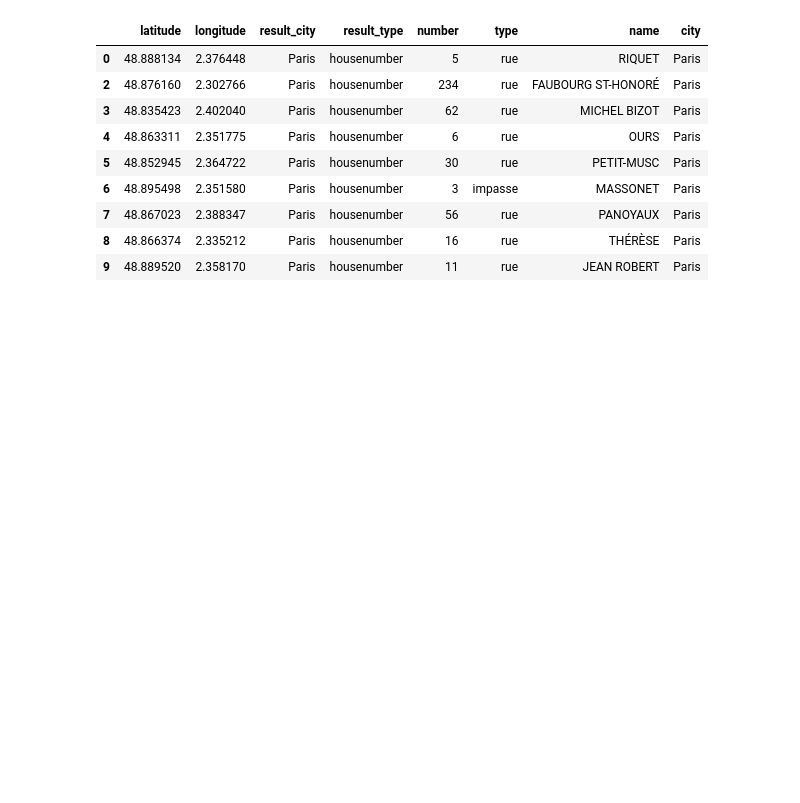
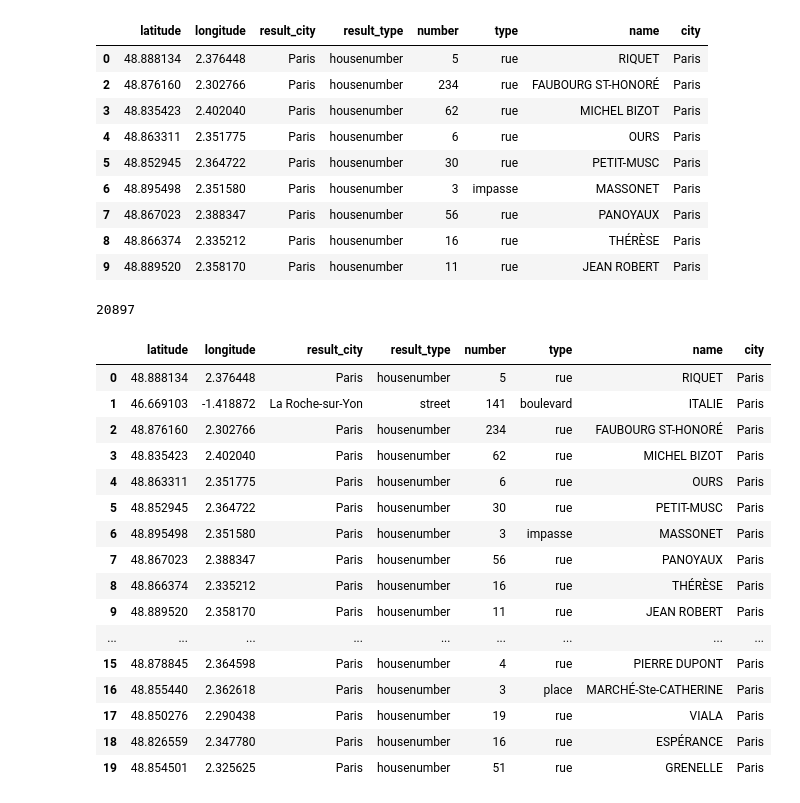
Before and after one commit to alexandreszsz/tp_geoloc, a Jupyter notebook: sheet1.ipynb, the cells around one changed output. Cells and saved outputs as stored; diff of their text form; code cells hidden in the pictures; blank space fills up the shorter version.

```diff
--- a/sheet1.ipynb
+++ b/sheet1.ipynb
@@ -212,0 +211,5 @@ addresses.to_csv('data/addresses-complete.csv',index=False)
+# %%
+# sanity check
+len(addresses)
+# %% [output]
+20897
@@ -212,0 +220,30 @@ addresses.to_csv('data/addresses-complete.csv',index=False)
+# %%
+import folium
+# pour commencer on va recharger la dataframe précédente
+import pandas as pd
+
+addresses = pd.read_csv("data/addresses-complete.csv")
+
+# et en faire un petit échantillon
+
+addresses_small = addresses.iloc[:20]
+# %%
+addresses_small
+# %% [output]
+|  | latitude | longitude | result_city | result_type | number | type | name | city |
+| 0 | 48.888134 | 2.376448 | Paris | housenumber | 5 | rue | RIQUET | Paris |
+| 1 | 46.669103 | -1.418872 | La Roche-sur-Yon | street | 141 | boulevard | ITALIE | Paris |
+| 2 | 48.876160 | 2.302766 | Paris | housenumber | 234 | rue | FAUBOURG ST-HONORÉ | Paris |
+| 3 | 48.835423 | 2.402040 | Paris | housenumber | 62 | rue | MICHEL BIZOT | Paris |
+| 4 | 48.863311 | 2.351775 | Paris | housenumber | 6 | rue | OURS | Paris |
+| 5 | 48.852945 | 2.364722 | Paris | housenumber | 30 | rue | PETIT-MUSC | Paris |
+| 6 | 48.895498 | 2.351580 | Paris | housenumber | 3 | impasse | MASSONET | Paris |
+| 7 | 48.867023 | 2.388347 | Paris | housenumber | 56 | rue | PANOYAUX | Paris |
+| 8 | 48.866374 | 2.335212 | Paris | housenumber | 16 | rue | THÉRÈSE | Paris |
+| 9 | 48.889520 | 2.358170 | Paris | housenumber | 11 | rue | JEAN ROBERT | Paris |
+| ... | ... | ... | ... | ... | ... | ... | ... | ... |
+| 15 | 48.878845 | 2.364598 | Paris | housenumber | 4 | rue | PIERRE DUPONT | Paris |
+| 16 | 48.855440 | 2.362618 | Paris | housenumber | 3 | place | MARCHÉ-Ste-CATHERINE | Paris |
+| 17 | 48.850276 | 2.290438 | Paris | housenumber | 19 | rue | VIALA | Paris |
+| 18 | 48.826559 | 2.347780 | Paris | housenumber | 16 | rue | ESPÉRANCE | Paris |
+| 19 | 48.854501 | 2.325625 | Paris | housenumber | 51 | rue | GRENELLE | Paris |
```
Also changed, not shown: parts of 11 cells of this notebook, 1 other file.
